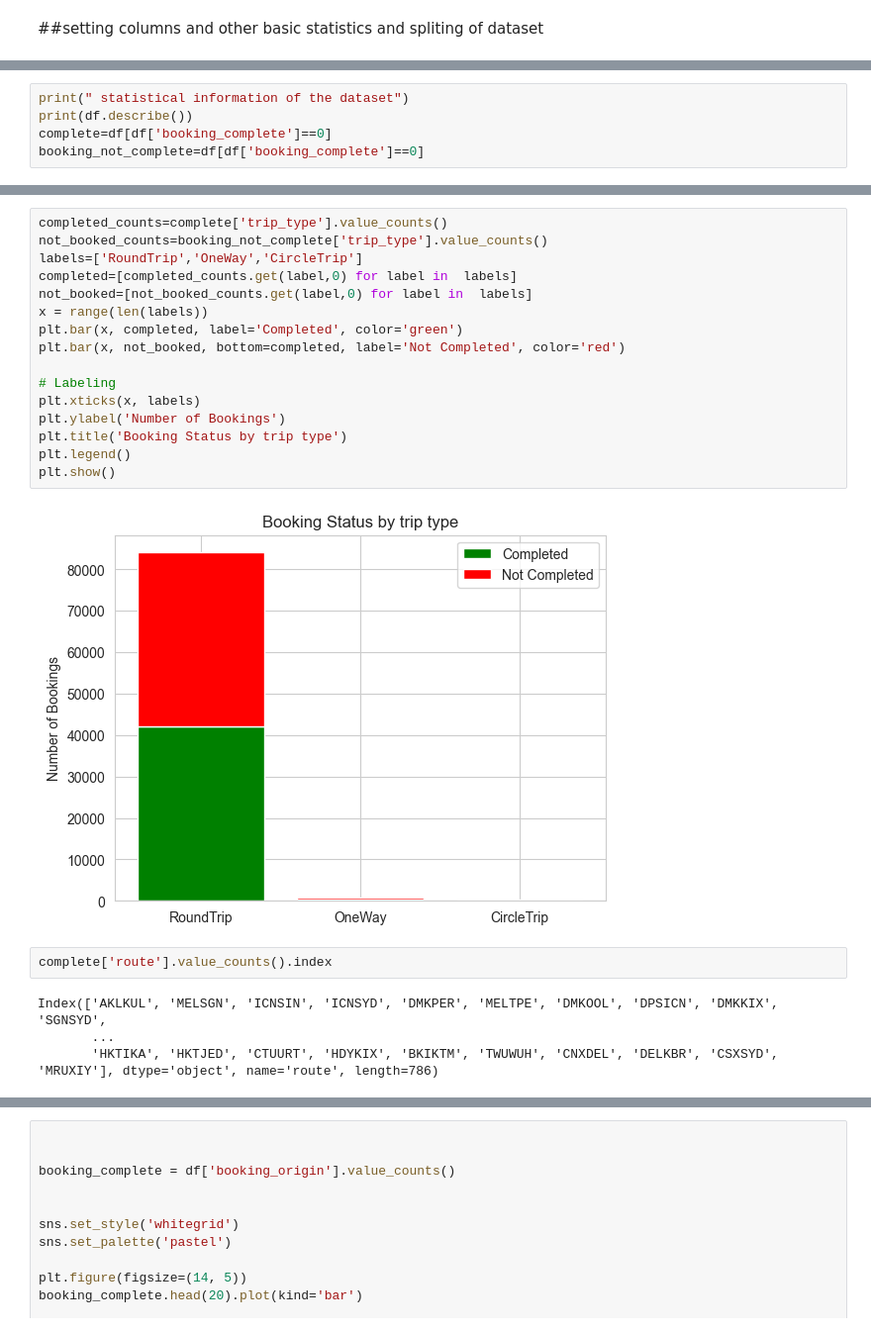
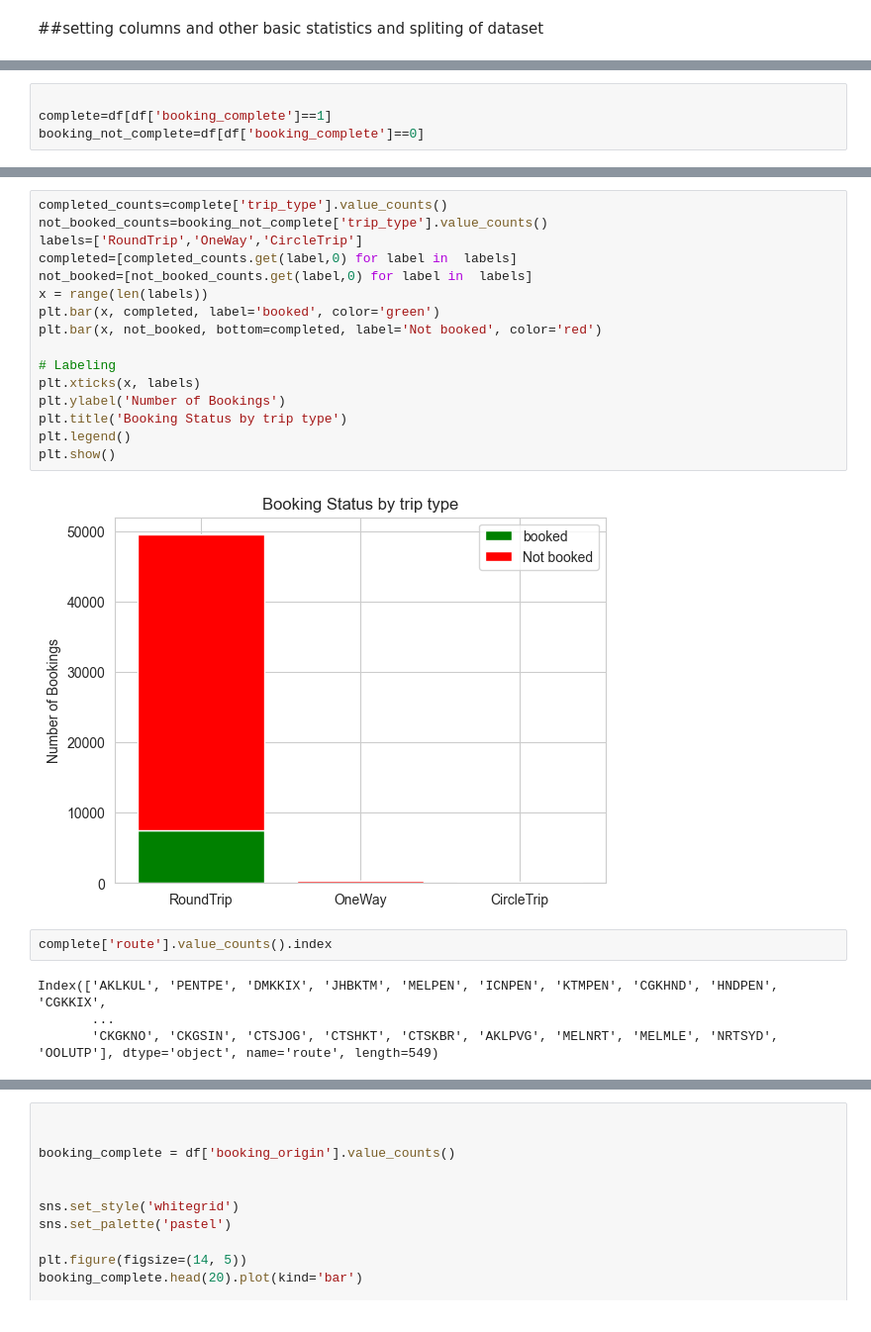
Before and after one commit to nickgeorgemathew/customer-booking-analysis, a Jupyter notebook: customer_booking_analysis.ipynb, the cells around one changed output, grey strips where cells are left out. Shown at 99% size. Saved outputs shown, nothing was run; the diff lists cells and outputs as text.

```diff
--- a/customer_booking_analysis.ipynb
+++ b/customer_booking_analysis.ipynb
@@ -134,5 +143,4 @@ None
 # %%
-print(" statistical information of the dataset")
-print(df.describe())
-complete=df[df['booking_complete']==0]
+
+complete=df[df['booking_complete']==1]
 booking_not_complete=df[df['booking_complete']==0]
@@ -222,27 +488,27 @@ plt.xticks(rotation=45)
 # %%
 completed_counts=complete['trip_type'].value_counts()
 not_booked_counts=booking_not_complete['trip_type'].value_counts()
 labels=['RoundTrip','OneWay','CircleTrip']
 completed=[completed_counts.get(label,0) for label in  labels]
 not_booked=[not_booked_counts.get(label,0) for label in  labels]
 x = range(len(labels))
-plt.bar(x, completed, label='Completed', color='green')
-plt.bar(x, not_booked, bottom=completed, label='Not Completed', color='red')
+plt.bar(x, completed, label='booked', color='green')
+plt.bar(x, not_booked, bottom=completed, label='Not booked', color='red')
 
 # Labeling
 plt.xticks(x, labels)
 plt.ylabel('Number of Bookings')
 plt.title('Booking Status by trip type')
 plt.legend()
 plt.show()
 # %% [output]
-[figure, old version]
+[figure, new version]
 # %%
 complete['route'].value_counts().index
 # %% [output]
-Index(['AKLKUL', 'MELSGN', 'ICNSIN', 'ICNSYD', 'DMKPER', 'MELTPE', 'DMKOOL', 'DPSICN', 'DMKKIX', 'SGNSYD',
+Index(['AKLKUL', 'PENTPE', 'DMKKIX', 'JHBKTM', 'MELPEN', 'ICNPEN', 'KTMPEN', 'CGKHND', 'HNDPEN', 'CGKKIX',
        ...
-       'HKTIKA', 'HKTJED', 'CTUURT', 'HDYKIX', 'BKIKTM', 'TWUWUH', 'CNXDEL', 'DELKBR', 'CSXSYD', 'MRUXIY'], dtype='object', name='route', length=786)
+       'CKGKNO', 'CKGSIN', 'CTSJOG', 'CTSHKT', 'CTSKBR', 'AKLPVG', 'MELNRT', 'MELMLE', 'NRTSYD', 'OOLUTP'], dtype='object', name='route', length=549)
 # %%
 completed_counts=complete['route'].value_counts()
 not_booked_counts=booking_not_complete['route'].value_counts()
```
Also changed, not shown: parts of 78 cells of this notebook.
